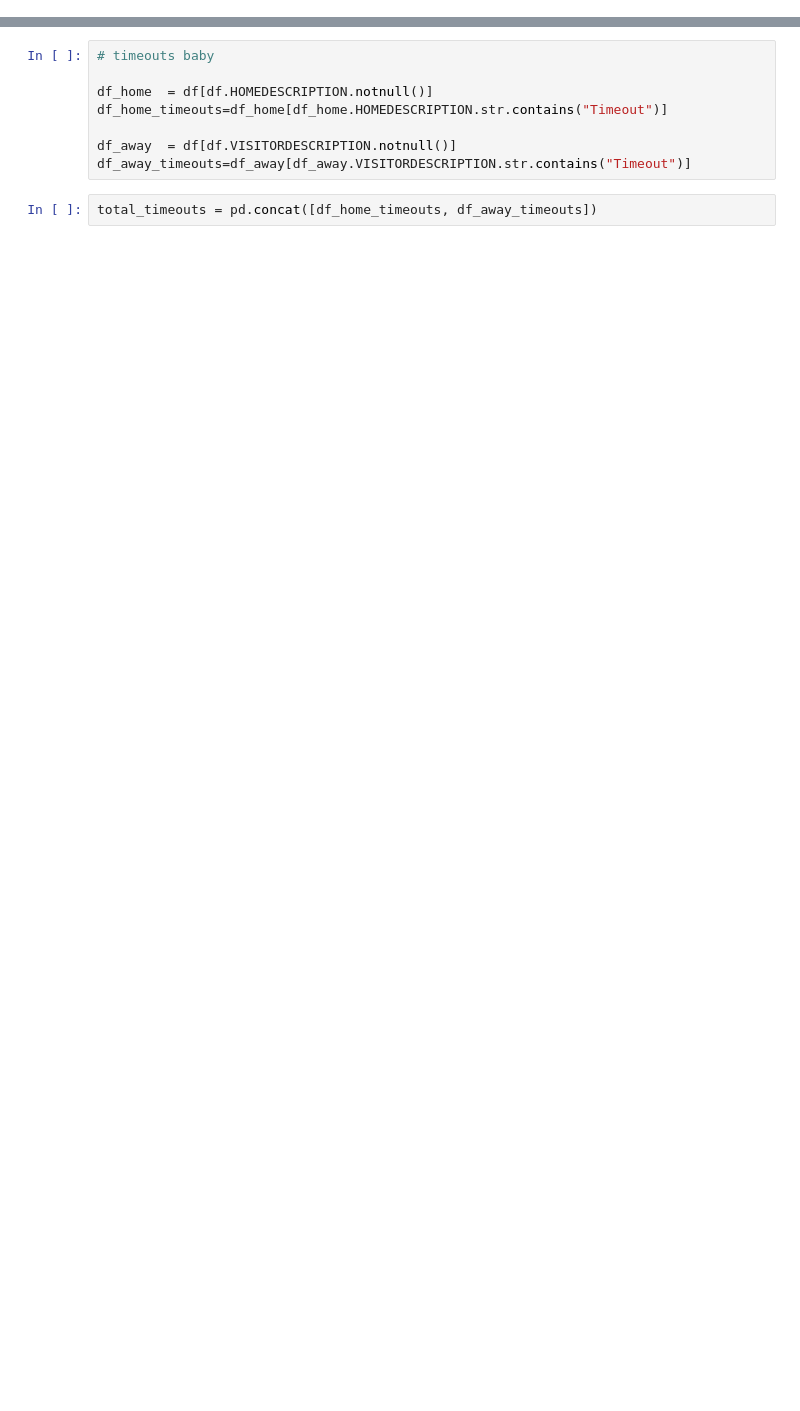
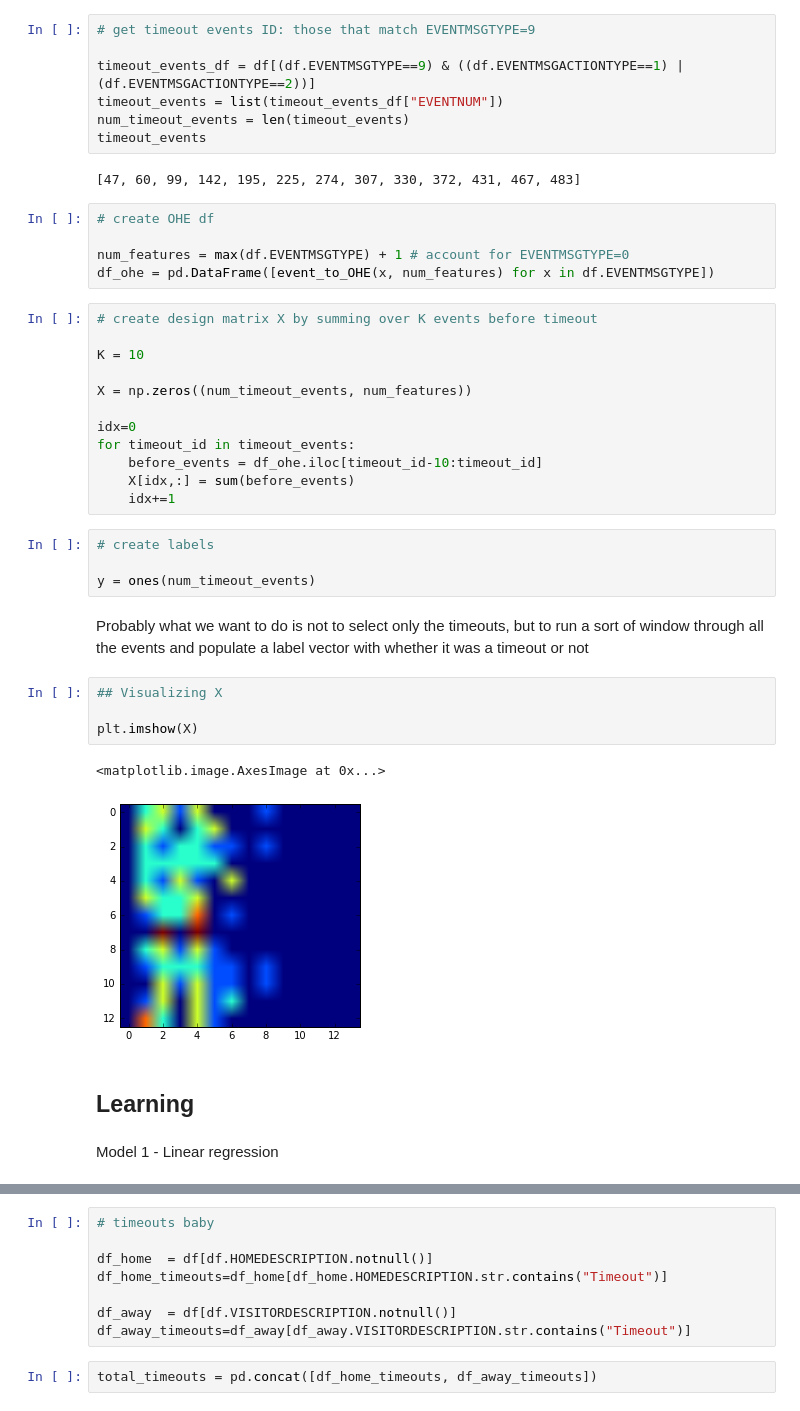
Before and after one commit to joaopcoelho/tiles, a Jupyter notebook: Scraping stats.nba.com.ipynb, the cells around one changed output, grey strips where cells are left out. Cells and saved outputs as stored; diff of their text form; blank space fills up the shorter version.

```diff
--- a/Scraping stats.nba.com.ipynb
+++ b/Scraping stats.nba.com.ipynb
@@ -5,0 +94,43 @@ import pandas as pd
+# %%
+# get timeout events ID: those that match EVENTMSGTYPE=9
+
+timeout_events_df = df[(df.EVENTMSGTYPE==9) & ((df.EVENTMSGACTIONTYPE==1) | (df.EVENTMSGACTIONTYPE==2))]
+timeout_events = list(timeout_events_df["EVENTNUM"])
+num_timeout_events = len(timeout_events)
+timeout_events
+# %% [output]
+[47, 60, 99, 142, 195, 225, 274, 307, 330, 372, 431, 467, 483]
+# %%
+# create OHE df
+
+num_features = max(df.EVENTMSGTYPE) + 1 # account for EVENTMSGTYPE=0
+df_ohe = pd.DataFrame([event_to_OHE(x, num_features) for x in df.EVENTMSGTYPE])
+# %%
+# create design matrix X by summing over K events before timeout
+
+K = 10
+
+X = np.zeros((num_timeout_events, num_features))
+
+idx=0
+for timeout_id in timeout_events:
+    before_events = df_ohe.iloc[timeout_id-10:timeout_id]
+    X[idx,:] = sum(before_events)
+    idx+=1
+# %%
+# create labels
+
+y = ones(num_timeout_events)
+# %% [markdown]
+Probably what we want to do is not to select only the timeouts, but to run a sort of window through all the events and populate a label vector with whether it was a timeout or not
+# %%
+## Visualizing X
+
+plt.imshow(X)
+# %% [output]
+<matplotlib.image.AxesImage at 0x...>
+[figure, added]
+# %% [markdown]
+## Learning
+# %% [markdown]
+Model 1 - Linear regression
```
Also changed, not shown: parts of 20 cells of this notebook.
